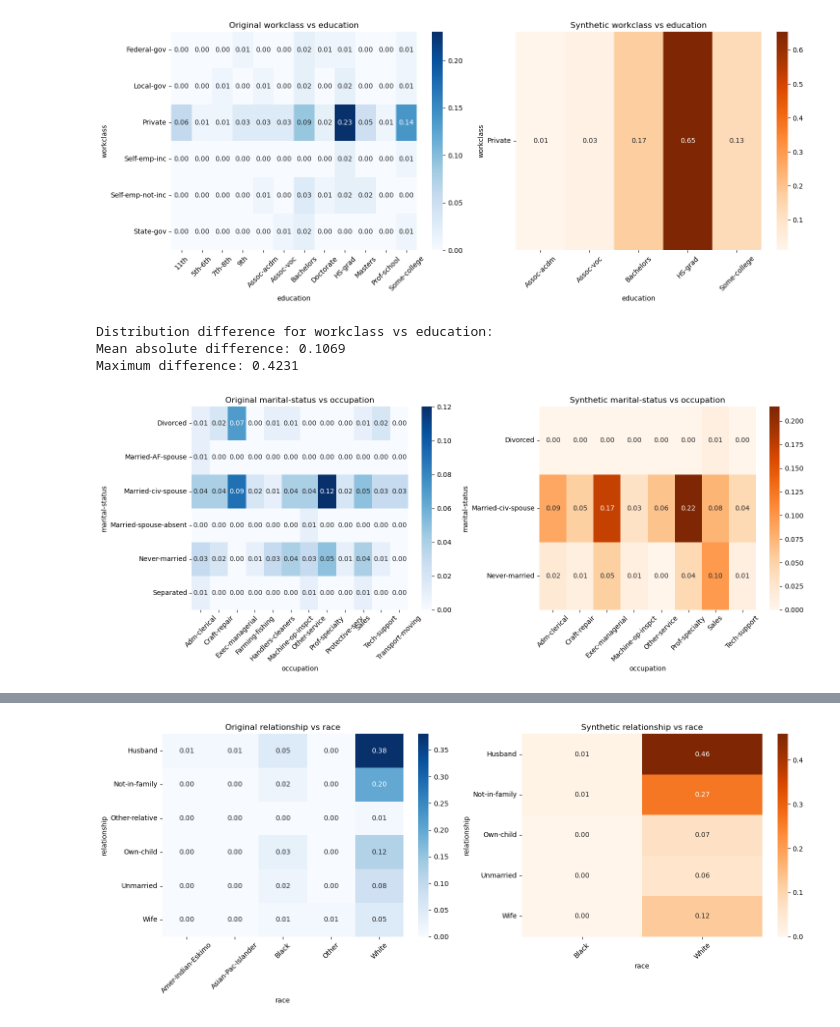
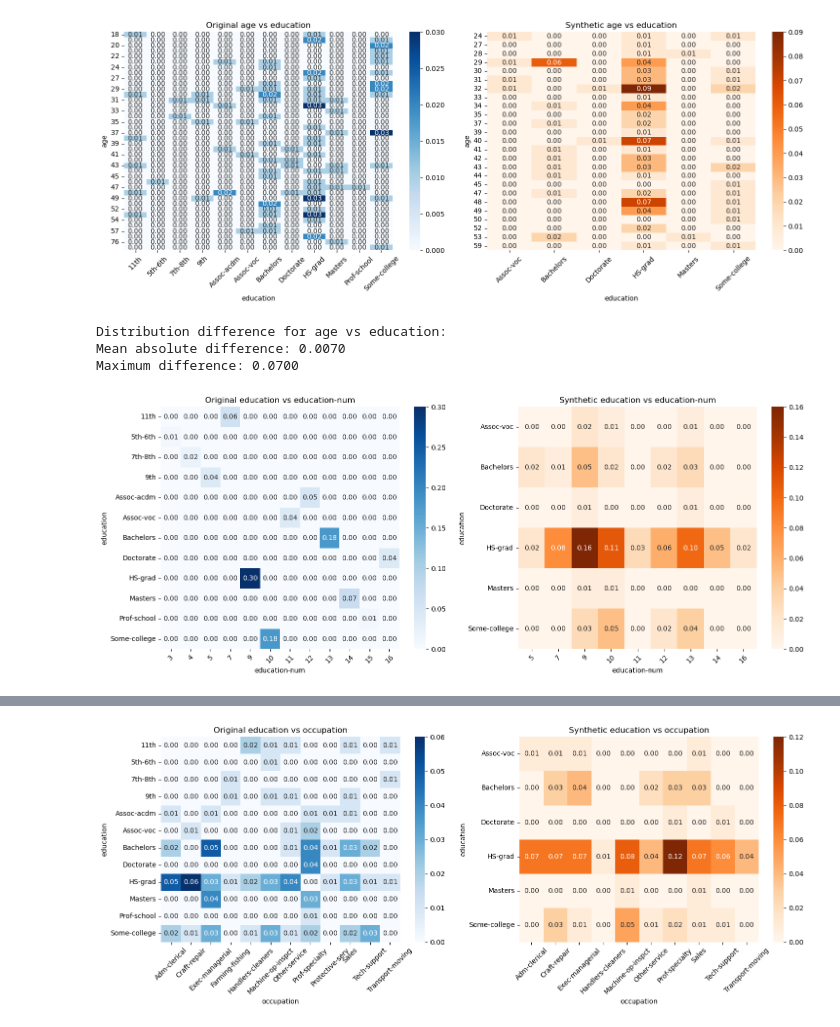
Before and after one commit to Lycnkd/Homework, a Jupyter notebook: gpt_tab.ipynb, the cells around one changed output, grey strips where cells are left out. Cells and saved outputs as stored; diff of their text form; code cells hidden in the pictures.

```diff
--- a/gpt_tab.ipynb
+++ b/gpt_tab.ipynb
@@ -282,77 +529,71 @@ import seaborn as sns
 import numpy as np
 
 def plot_2_way_marginal(original_data, synthetic_data, column1, column2):
+    """
+    Plot and compare 2-way marginal distributions between original and synthetic data
+
+    Args:
+        original_data (pd.DataFrame): Original dataset
+        synthetic_data (pd.DataFrame): Synthetic dataset
+        column1 (str): First column name
+        column2 (str): Second column name
+    """
     if column1 in synthetic_data.columns and column2 in synthetic_data.columns:
         plt.figure(figsize=(15, 6))
 
-        # 计算联合分布
+        # Calculate joint distributions
         original_joint = pd.crosstab(original_data[column1], original_data[column2], normalize='all')
         synthetic_joint = pd.crosstab(synthetic_data[column1], synthetic_data[column2], normalize='all')
 
-        # 创建子图
+        # Create subplots
         plt.subplot(1, 2, 1)
         sns.heatmap(original_joint, annot=True, fmt='.2f', cmap='Blues')
         plt.title(f'Original {column1} vs {column2}')
         plt.xticks(rotation=45)
         plt.yticks(rotation=0)
 
         plt.subplot(1, 2, 2)
         sns.heatmap(synthetic_joint, annot=True, fmt='.2f', cmap='Oranges')
         plt.title(f'Synthetic {column1} vs {column2}')
         plt.xticks(rotation=45)
         plt.yticks(rotation=0)
 
         plt.tight_layout()
         plt.show()
 
-        # 计算分布差异
+        # Calculate distribution differences
         diff = np.abs(original_joint - synthetic_joint)
         print(f"\nDistribution difference for {column1} vs {column2}:")
         print(f"Mean absolute difference: {diff.mean().mean():.4f}")
         print(f"Maximum difference: {diff.max().max():.4f}")
 
-# 选择要比较的特征对
+# Define feature pairs for comparison
+# You can add extra ones
 feature_pairs = [
-    ('workclass', 'education'),
-    ('marital-status', 'occupation'),
-    ('relationship', 'race'),
-    ('sex', 'native-country')
+    ('age', 'education'),
+    ('education', 'education-num'),
+    ('education', 'occupation'),
+    ('education', 'income'),
+    ('marital-status', 'relationship'),
+    ('sex', 'occupation'),
+    ('capital-gain', 'income'),
+    ('capital-loss', 'income'),
+    ('capital-loss', 'capital-gain'),
+    ('race', 'income'),
+    ('hours-per-week', 'income'),
+    ('workclass', 'occupation'),
+    ('workclass', 'income'),
+    ('native-country', 'occupation'),
+    ('native-country', 'education'),
+    ('relationship', 'income')
 ]
 
+# Plot 2-way marginal distributions for each feature pair
 for column1, column2 in feature_pairs:
     plot_2_way_marginal(original_data, synthetic_data, column1, column2)
-
-# 计算统计指标
-def calculate_statistics(original_data, synthetic_data, column):
-    if column in synthetic_data.columns:
-        print(f"\nStatistics for {column}:")
-        print("Original Data:")
-        print(original_data[column].value_counts(normalize=True).sort_index())
-        print("\nSynthetic Data:")
-        print(synthetic_data[column].value_counts(normalize=True).sort_index())
-
-        # 计算分布差异
-        original_dist = original_data[column].value_counts(normalize=True)
-        synthetic_dist = synthetic_data[column].value_counts(normalize=True)
-
-        # 确保两个分布有相同的索引
-        all_categories = set(original_dist.index) | set(synthetic_dist.index)
-        original_dist = original_dist.reindex(all_categories, fill_value=0)
-        synthetic_dist = synthetic_dist.reindex(all_categories, fill_value=0)
-
-        # 计算差异
-        diff = np.abs(original_dist - synthetic_dist)
-        print(f"\nDistribution difference:")
-        print(f"Mean absolute difference: {diff.mean():.4f}")
-        print(f"Maximum difference: {diff.max():.4f}")
-
-# 对每个特征计算统计指标
-for column in original_data.columns:
-    if column in synthetic_data.columns:
-        calculate_statistics(original_data, synthetic_data, column)
 # %% [output]
-[figure, old version]
+[figure, new version]
-Distribution difference for workclass vs education:
-Mean absolute difference: 0.1069
-Maximum difference: 0.4231
+Distribution difference for age vs education:
+Mean absolute difference: 0.0070
+Maximum difference: 0.0700
-[figure, old version]
+[figure, new version]
@@ -362 +603 @@ Maximum difference: 0.0951
-[figure, old version]
+[figure, new version]
```
Also changed, not shown: parts of 14 cells of this notebook.
